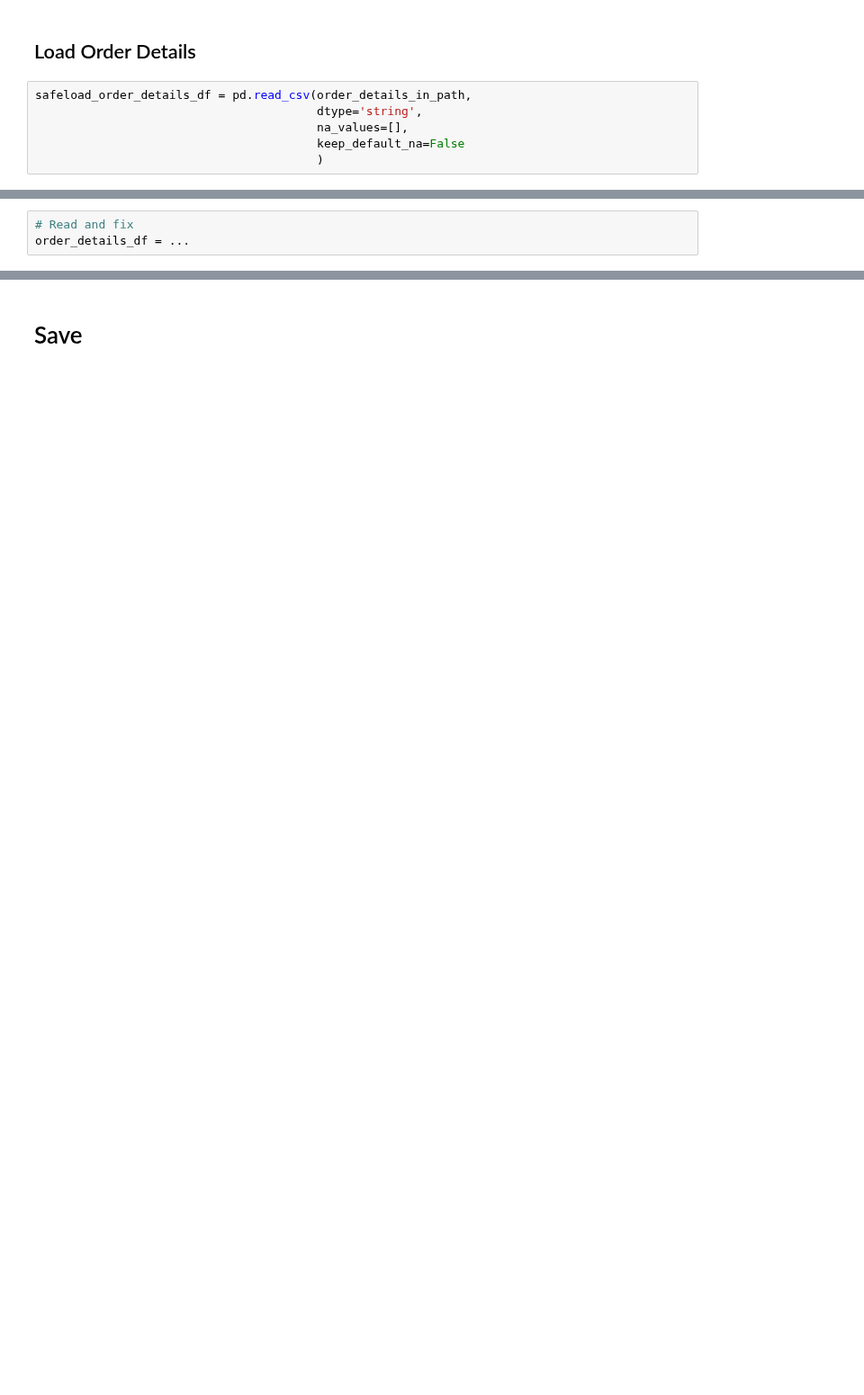
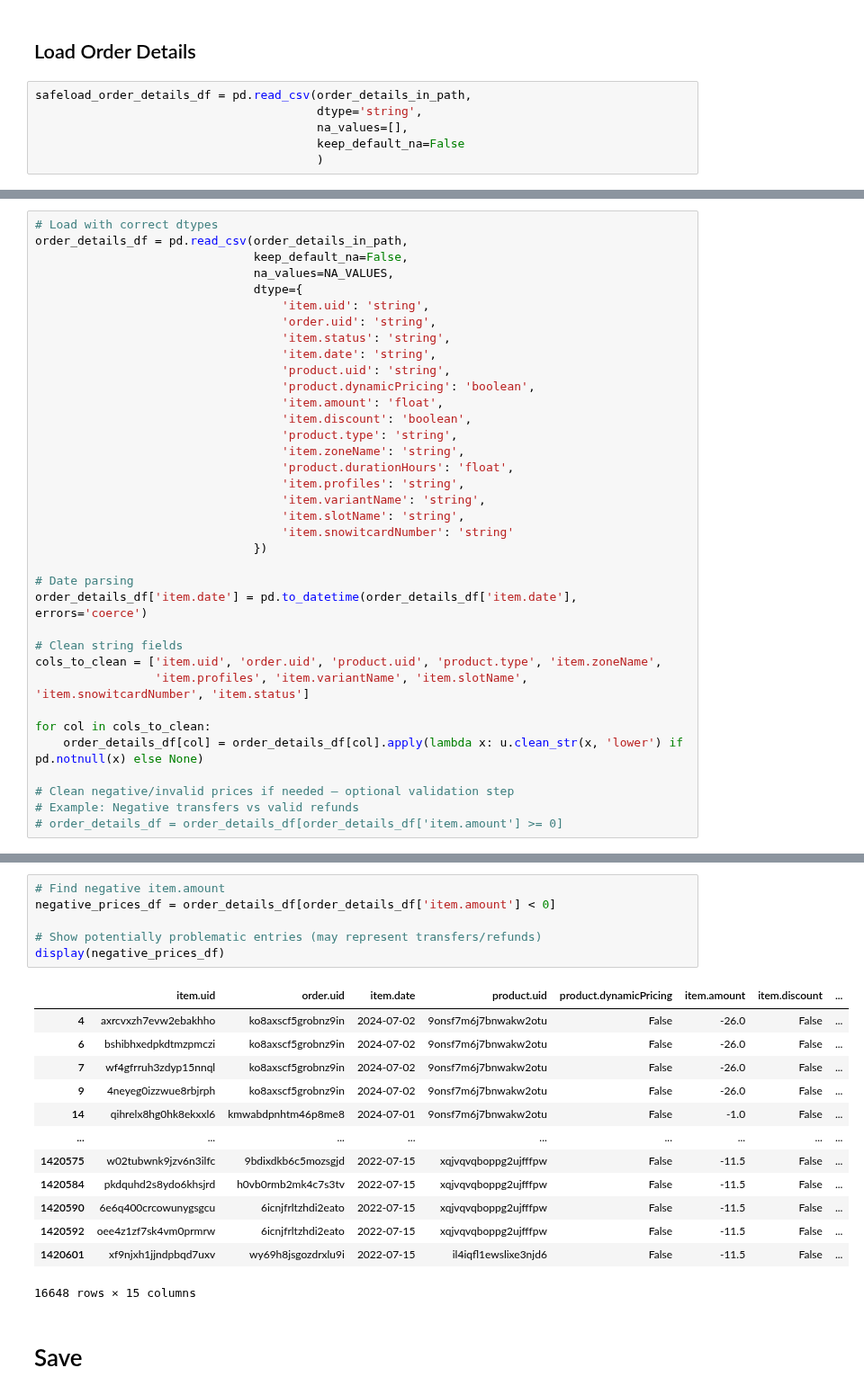
Before and after one commit to simon-sazonov/Marketing-Analytics, a Jupyter notebook: notebooks/01_read_data.ipynb, the cells around one changed output, grey strips where cells are left out. Shown at 90% size. Drawn from its saved outputs; the diff is of its cells as text; blank space fills up the shorter version.

```diff
--- a/notebooks/01_read_data.ipynb
+++ b/notebooks/01_read_data.ipynb
@@ -366,3 +670,36 @@ safeload_order_details_df.columns
 # %%
-# Read and fix
-order_details_df = ...
+# Load with correct dtypes
+order_details_df = pd.read_csv(order_details_in_path,
+                               keep_default_na=False,
+                               na_values=NA_VALUES,
+                               dtype={
+                                   'item.uid': 'string',
+                                   'order.uid': 'string',
+                                   'item.status': 'string',
+                                   'item.date': 'string',
+                                   'product.uid': 'string',
+                                   'product.dynamicPricing': 'boolean',
+                                   'item.amount': 'float',
+                                   'item.discount': 'boolean',
+                                   'product.type': 'string',
+                                   'item.zoneName': 'string',
+                                   'product.durationHours': 'float',
+                                   'item.profiles': 'string',
+                                   'item.variantName': 'string',
+                                   'item.slotName': 'string',
+                                   'item.snowitcardNumber': 'string'
+                               })
+
+# Date parsing
+order_details_df['item.date'] = pd.to_datetime(order_details_df['item.date'], errors='coerce')
+
+# Clean string fields
+cols_to_clean = ['item.uid', 'order.uid', 'product.uid', 'product.type', 'item.zoneName',
+                 'item.profiles', 'item.variantName', 'item.slotName', 'item.snowitcardNumber', 'item.status']
+
+for col in cols_to_clean:
+    order_details_df[col] = order_details_df[col].apply(lambda x: u.clean_str(x, 'lower') if pd.notnull(x) else None)
+
+# Clean negative/invalid prices if needed — optional validation step
+# Example: Negative transfers vs valid refunds
+# order_details_df = order_details_df[order_details_df['item.amount'] >= 0]
@@ -369,3 +749,23 @@ order_details_df = ...
+# %%
+# Find negative item.amount
+negative_prices_df = order_details_df[order_details_df['item.amount'] < 0]
+
+# Show potentially problematic entries (may represent transfers/refunds)
+display(negative_prices_df)
+# %% [output]
+|  | item.uid | order.uid | item.date | product.uid | product.dynamicPricing | item.amount | item.discount | ... |
+| 4 | axrcvxzh7evw2ebakhho | ko8axscf5grobnz9in | 2024-07-02 | 9onsf7m6j7bnwakw2otu | False | -26.0 | False | ... |
+| 6 | bshibhxedpkdtmzpmczi | ko8axscf5grobnz9in | 2024-07-02 | 9onsf7m6j7bnwakw2otu | False | -26.0 | False | ... |
+| 7 | wf4gfrruh3zdyp15nnql | ko8axscf5grobnz9in | 2024-07-02 | 9onsf7m6j7bnwakw2otu | False | -26.0 | False | ... |
+| 9 | 4neyeg0izzwue8rbjrph | ko8axscf5grobnz9in | 2024-07-02 | 9onsf7m6j7bnwakw2otu | False | -26.0 | False | ... |
+| 14 | qihrelx8hg0hk8ekxxl6 | kmwabdpnhtm46p8me8 | 2024-07-01 | 9onsf7m6j7bnwakw2otu | False | -1.0 | False | ... |
+| ... | ... | ... | ... | ... | ... | ... | ... | ... |
+| 1420575 | w02tubwnk9jzv6n3ilfc | 9bdixdkb6c5mozsgjd | 2022-07-15 | xqjvqvqboppg2ujfffpw | False | -11.5 | False | ... |
+| 1420584 | pkdquhd2s8ydo6khsjrd | h0vb0rmb2mk4c7s3tv | 2022-07-15 | xqjvqvqboppg2ujfffpw | False | -11.5 | False | ... |
+| 1420590 | 6e6q400crcowunygsgcu | 6icnjfrltzhdi2eato | 2022-07-15 | xqjvqvqboppg2ujfffpw | False | -11.5 | False | ... |
+| 1420592 | oee4z1zf7sk4vm0prmrw | 6icnjfrltzhdi2eato | 2022-07-15 | xqjvqvqboppg2ujfffpw | False | -11.5 | False | ... |
+| 1420601 | xf9njxh1jjndpbqd7uxv | wy69h8jsgozdrxlu9i | 2022-07-15 | il4iqfl1ewslixe3njd6 | False | -11.5 | False | ... |
+16648 rows × 15 columns
 # %% [markdown]
 # Save
 # %%
```
Also changed, not shown: parts of 30 cells of this notebook, 4 other files.
